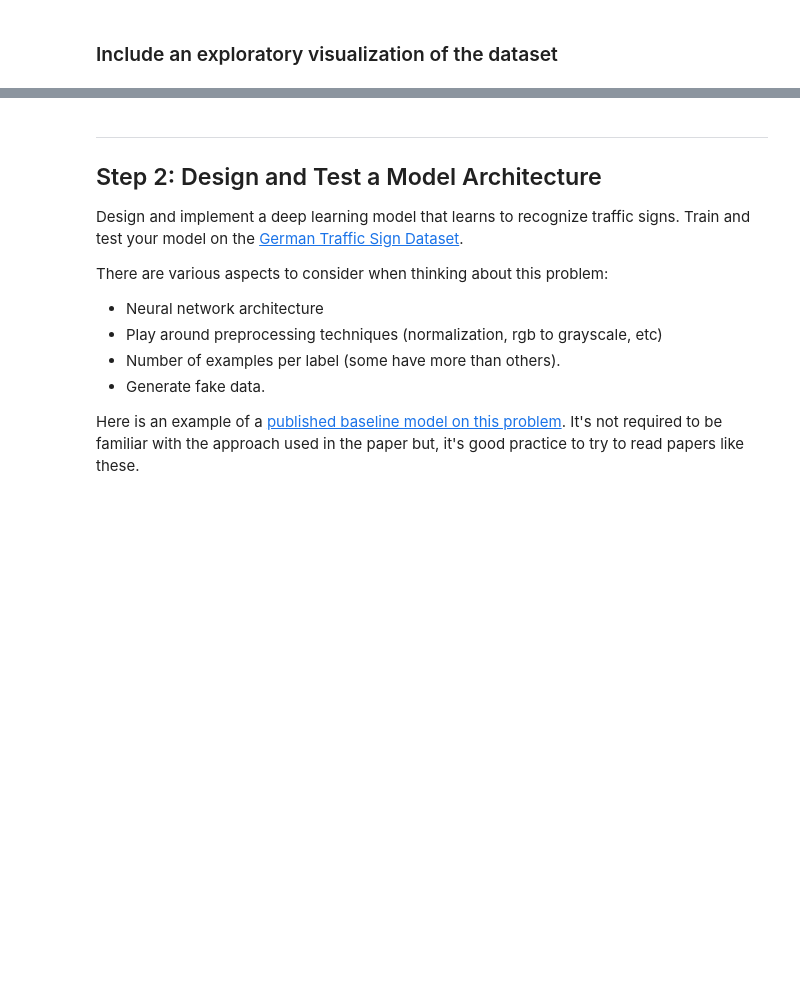
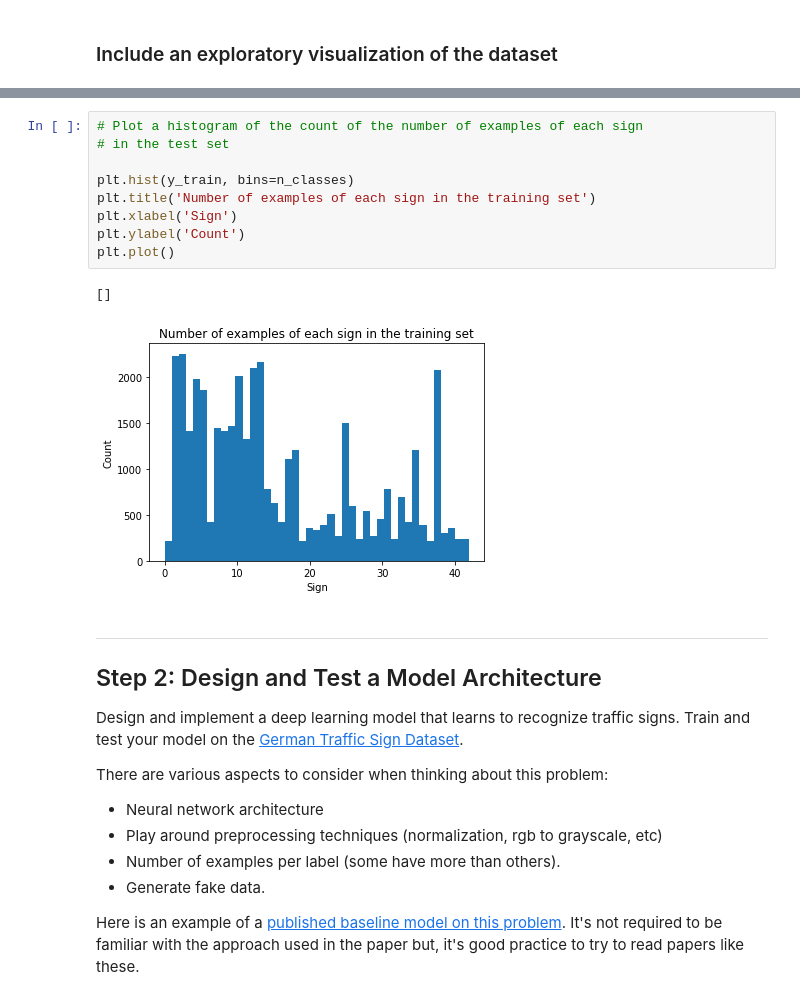
Before and after one commit to nrghike/CarND-Traffic-Sign-Classifier-Project, a Jupyter notebook: Traffic_Sign_Classifier.ipynb, the cells around one changed output, grey strips where cells are left out. Drawn from its saved outputs; the diff is of its cells as text; blank space fills up the shorter version.

```diff
--- a/Traffic_Sign_Classifier.ipynb
+++ b/Traffic_Sign_Classifier.ipynb
@@ -109,3 +109,15 @@ for i in range(10):
+# %%
+# Plot a histogram of the count of the number of examples of each sign
+# in the test set
+
+plt.hist(y_train, bins=n_classes)
+plt.title('Number of examples of each sign in the training set')
+plt.xlabel('Sign')
+plt.ylabel('Count')
+plt.plot()
+# %% [output]
+[]
+[figure, added]
 # %% [markdown]
 ----
 
```
Also changed, not shown: parts of 15 cells of this notebook, 1 other file.
